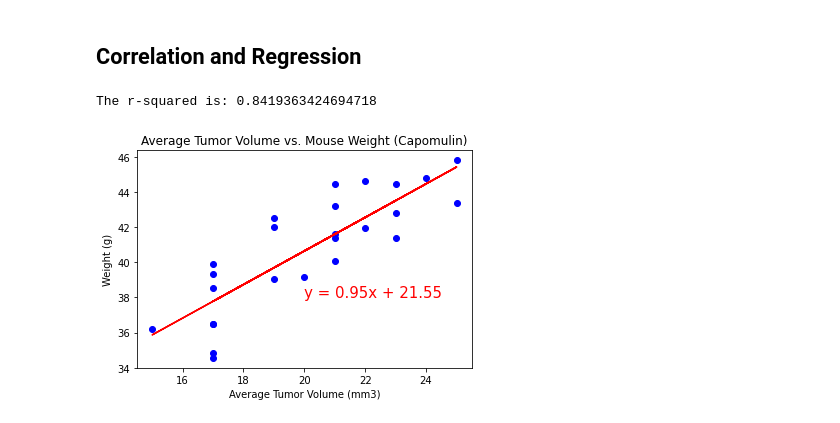
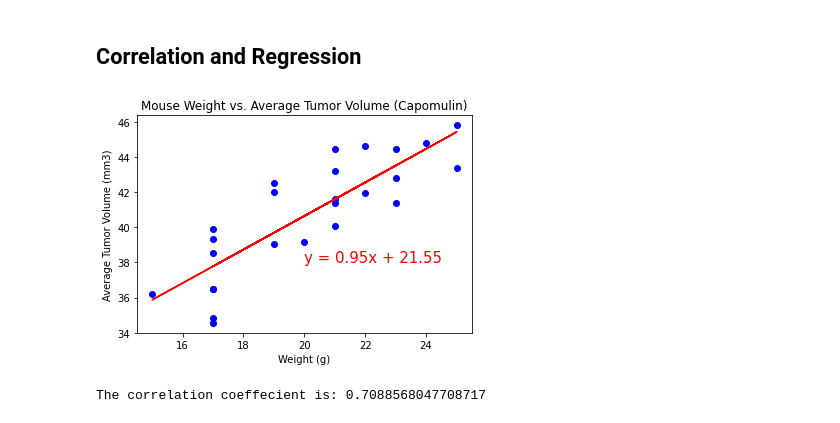
Before and after one commit to moormeierz/Matplotlib, a Jupyter notebook: pymaceuticals_starter.ipynb, the cells around one changed output. Drawn from its saved outputs; the diff is of its cells as text; code cells hidden in the pictures.

```diff
--- a/pymaceuticals_starter.ipynb
+++ b/pymaceuticals_starter.ipynb
@@ -489,29 +506,24 @@ Text(0.5, 0, 'Weight (g)')
 # %%
 # Calculate the correlation coefficient and linear regression model
 # for mouse weight and average tumor volume for the Capomulin regimen
-
-
 
 # Add the linear regression equation and line to plot
 y_values = avg_vol
 x_values = cap_wt
 (slope, intercept, rvalue, pvalue, stderr) = linregress(x_values, y_values)
 regress_values = x_values * slope + intercept
 line_eq = "y = " + str(round(slope,2)) + "x + " + str(round(intercept,2))
 plt.scatter(cap_wt,avg_vol, marker='o', facecolors='blue', edgecolors='blue')
 plt.plot(x_values,regress_values,"r-")
 plt.annotate(line_eq,(20,38),fontsize=15,color="red")
 
-plt.title('Average Tumor Volume vs. Mouse Weight (Capomulin)')
-plt.xlabel('Average Tumor Volume (mm3)')
-plt.ylabel('Weight (g)')
-
-
-
-#print(f"The r-squared is: {rvalue**2}")
-print('The r-squared is:',rvalue)
+plt.title('Mouse Weight vs. Average Tumor Volume (Capomulin)')
+plt.ylabel('Average Tumor Volume (mm3)')
+plt.xlabel('Weight (g)')
 
 plt.show()
+
+print(f'The correlation coeffecient is: {rvalue**2}')
 # %% [output]
+[figure, new version]
-The r-squared is: 0.8419363424694718
+The correlation coeffecient is: 0.7088568047708717
-[figure, old version]
```
Also changed, not shown: parts of 3 cells of this notebook.
